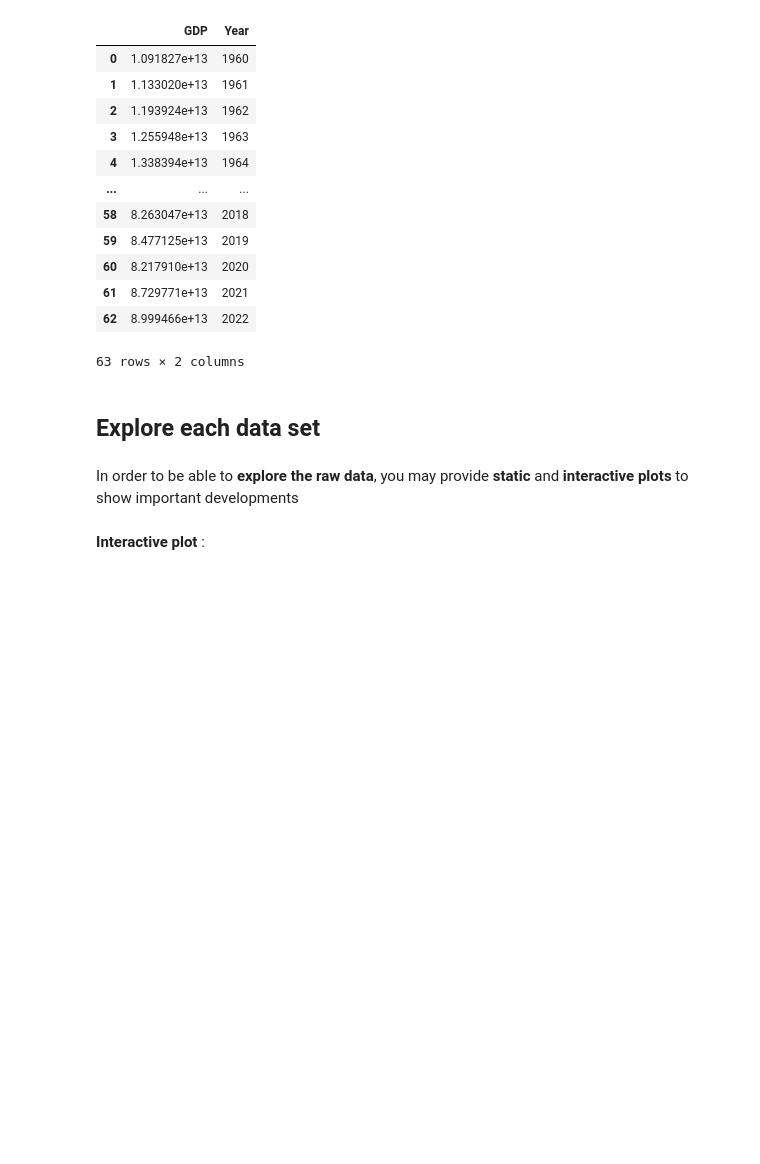
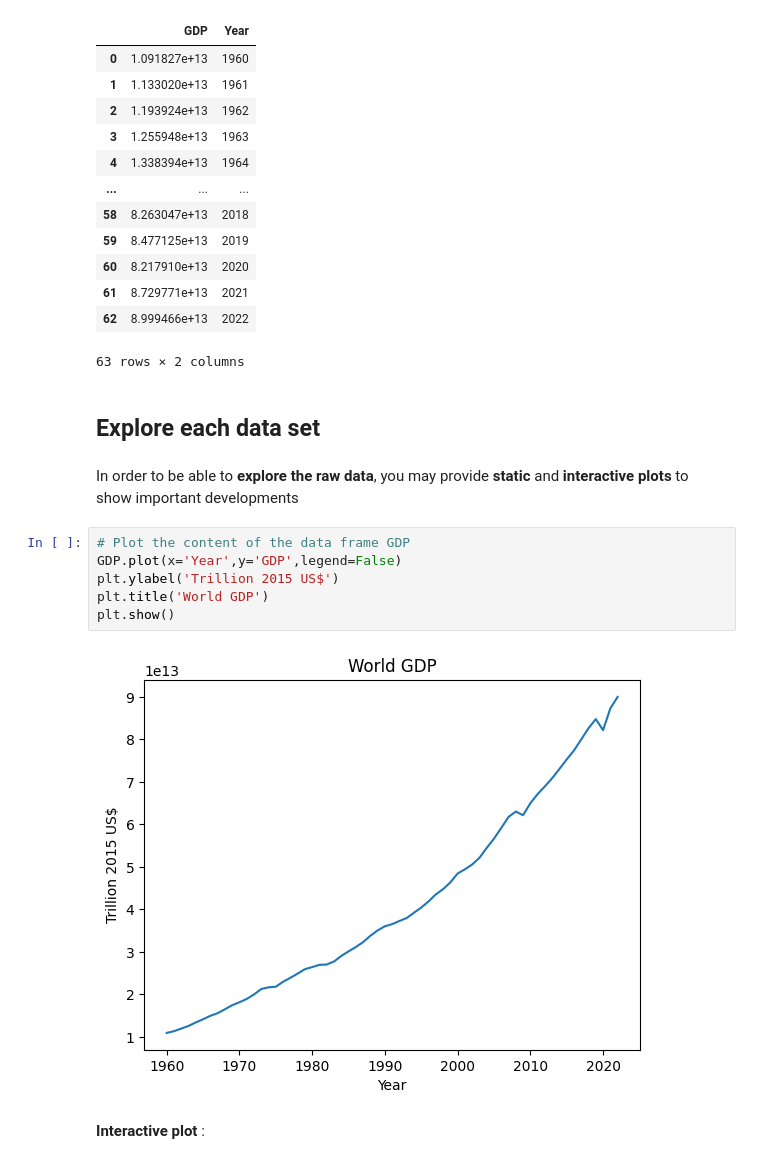
Before and after one commit to NumEconCopenhagen/projects-2024-codeonomics-crew, a Jupyter notebook: dataproject/dataproject.ipynb, the cells around one changed output. Cells and saved outputs as stored; diff of their text form; blank space fills up the shorter version.

Commit message:
Graph gdp

```diff
--- a/dataproject/dataproject.ipynb
+++ b/dataproject/dataproject.ipynb
@@ -196,6 +196,14 @@ GDP.loc[GDP.GDP >= 0]
 ## Explore each data set
 # %% [markdown]
 In order to be able to **explore the raw data**, you may provide **static** and **interactive plots** to show important developments
+# %%
+# Plot the content of the data frame GDP
+GDP.plot(x='Year',y='GDP',legend=False)
+plt.ylabel('Trillion 2015 US$')
+plt.title('World GDP')
+plt.show()
+# %% [output]
+[figure, added]
 # %% [markdown]
 **Interactive plot** :
 # %%
```
Also changed, not shown: parts of 1 cell of this notebook.
